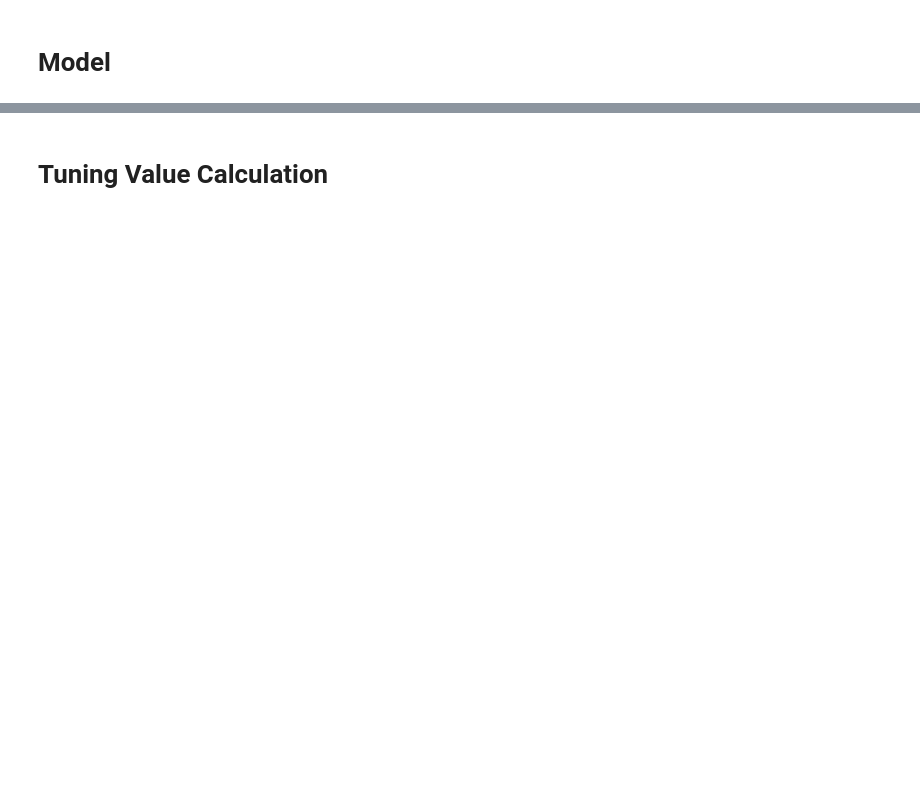
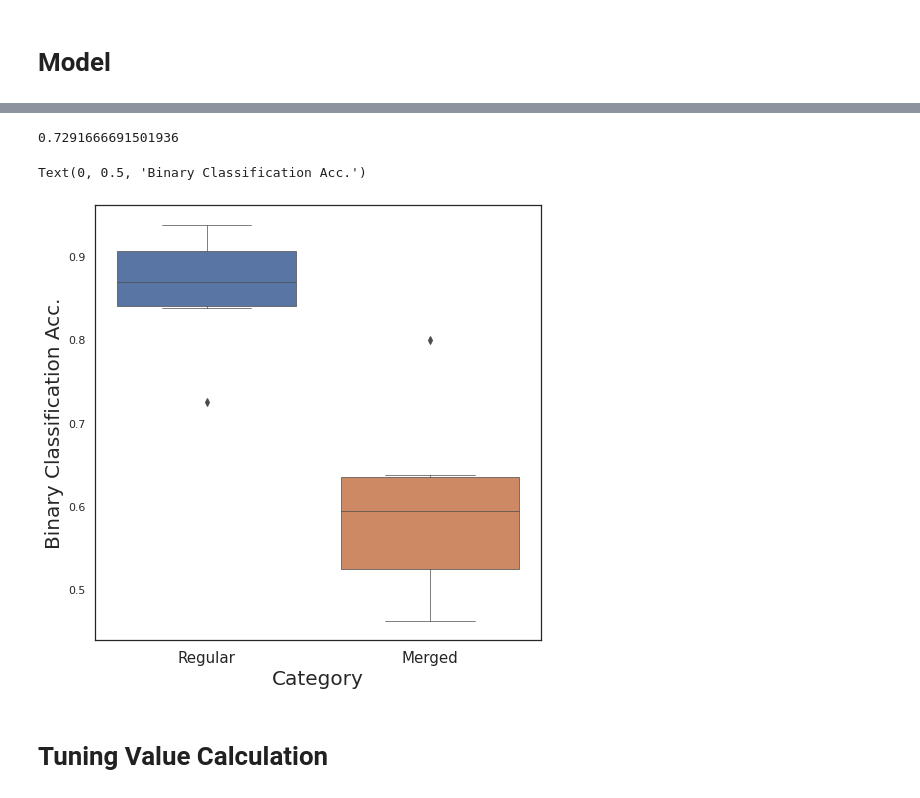
Before and after one commit to soukhind2/vgg16obj, a Jupyter notebook: Merge_set.ipynb, the cells around one changed output, grey strips where cells are left out. Cells and saved outputs as stored; diff of their text form; code cells hidden in the pictures; blank space fills up the shorter version.

```diff
--- a/Merge_set.ipynb
+++ b/Merge_set.ipynb
@@ -245,0 +246,32 @@ Normalized confusion matrix
+# %%
+categories = ['Male','Female','Manmade','Natural','Powered','Nonpowered']
+
+acc = np.zeros((2,6))
+for imtype in range(2):
+  for cat in range(6):
+
+    print('Category of interest: ', categories[cat])
+    train_it = np.concatenate((reg_train[cat],reg_train[cat + 6])) # Train on regular data
+    if imtype == 0: # Regular
+      test_it = np.concatenate((reg_test[cat],reg_test[cat + 6])) # Test on merged data
+    else:
+      test_it = np.concatenate((data_test[cat],data_test[cat + 6])) # Test on merged data
+    print(train_it.shape,test_it.shape)
+
+
+    start = time.time()
+    train_data = model.predict(train_it)
+    print(f'Train Time: {time.time() - start}')
+
+    start = time.time()
+    test_data = model.predict(test_it)
+    print(f'Test Time: {time.time() - start}')
+
+    history = top_model.fit(x = train_data,  y = train_labels,
+            epochs=epochs,
+            batch_size=64,
+            verbose = 0, callbacks = [es])
+
+    out = top_model.evaluate(test_data, test_labels)
+    acc[imtype,cat] = out[1]
+    print(out)
@@ -246,3 +296,16 @@ Normalized confusion matrix
+# %%
+print(np.mean(acc))
+import seaborn as sns
+sns.set(style="white",rc={"lines.linewidth": 0.7})
+plt.figure(figsize = (8,8))
+ax = sns.boxplot(data = acc.T )
+ax.set_xlabel('Category',size = 20)
+ax.set_xticklabels(['Regular','Merged'],size = 15)
+ax.set_ylabel('Binary Classification Acc.',size = 20)
+# %% [output]
+0.7291666691501936
+Text(0, 0.5, 'Binary Classification Acc.')
+[figure, added]
 # %% [markdown]
 # Tuning Value Calculation
 # %%
```
Also changed, not shown: parts of 26 cells of this notebook.
